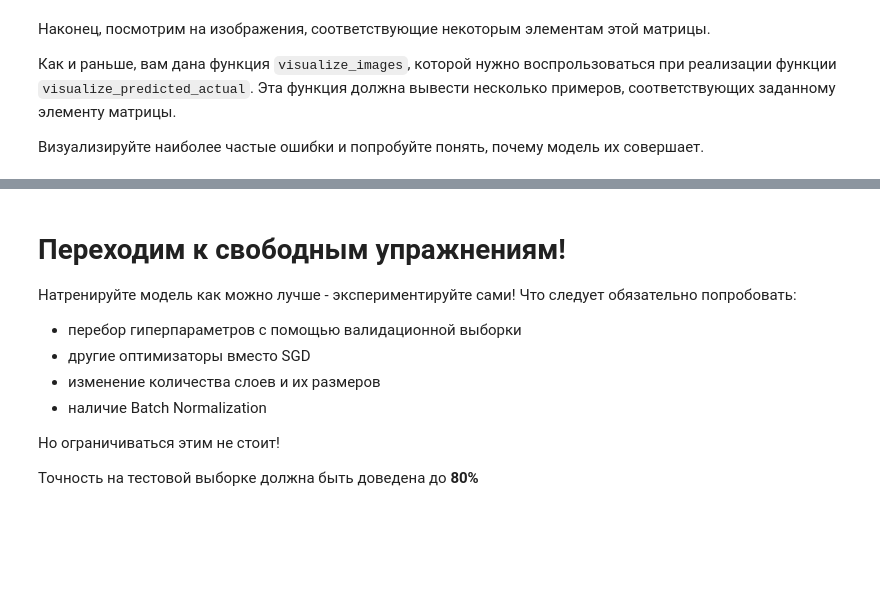
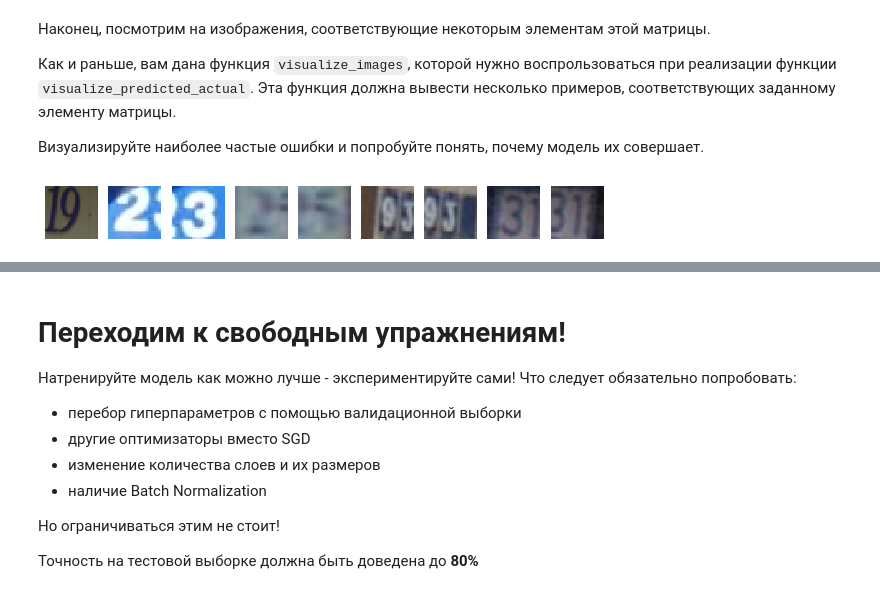
Before and after one commit to K1t1k/dlcourse_ai, a Jupyter notebook: assignments/assignment2/PyTorch.ipynb, the cells around one changed output, grey strips where cells are left out. Saved outputs shown, nothing was run; the diff lists cells and outputs as text; code cells hidden in the pictures; blank space fills up the shorter version.

```diff
--- a/assignments/assignment2/PyTorch.ipynb
+++ b/assignments/assignment2/PyTorch.ipynb
@@ -316,6 +445,10 @@ visualize_confusion_matrix(confusion_matrix)
 Как и раньше, вам дана функция `visualize_images`, которой нужно воспрользоваться при реализации функции `visualize_predicted_actual`. Эта функция должна вывести несколько примеров, соответствующих заданному элементу матрицы.
 
 Визуализируйте наиболее частые ошибки и попробуйте понять, почему модель их совершает.
+# %%
+visualize_images([1, 2, 3, 4, 5, 6, 7, 8, 9], data_train_images)
+# %% [output]
+[figure, added]
 # %%
 data_train_images = dset.SVHN('./data/', split='train')
 
```
Also changed, not shown: parts of 19 cells of this notebook, 1 other file.
